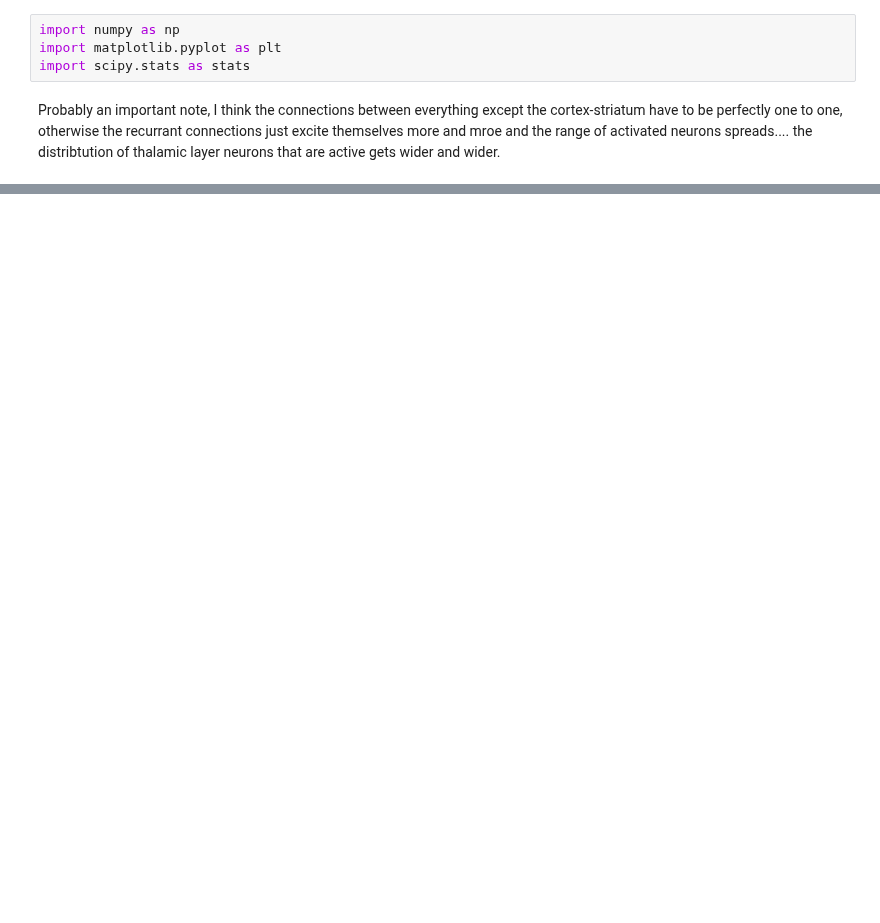
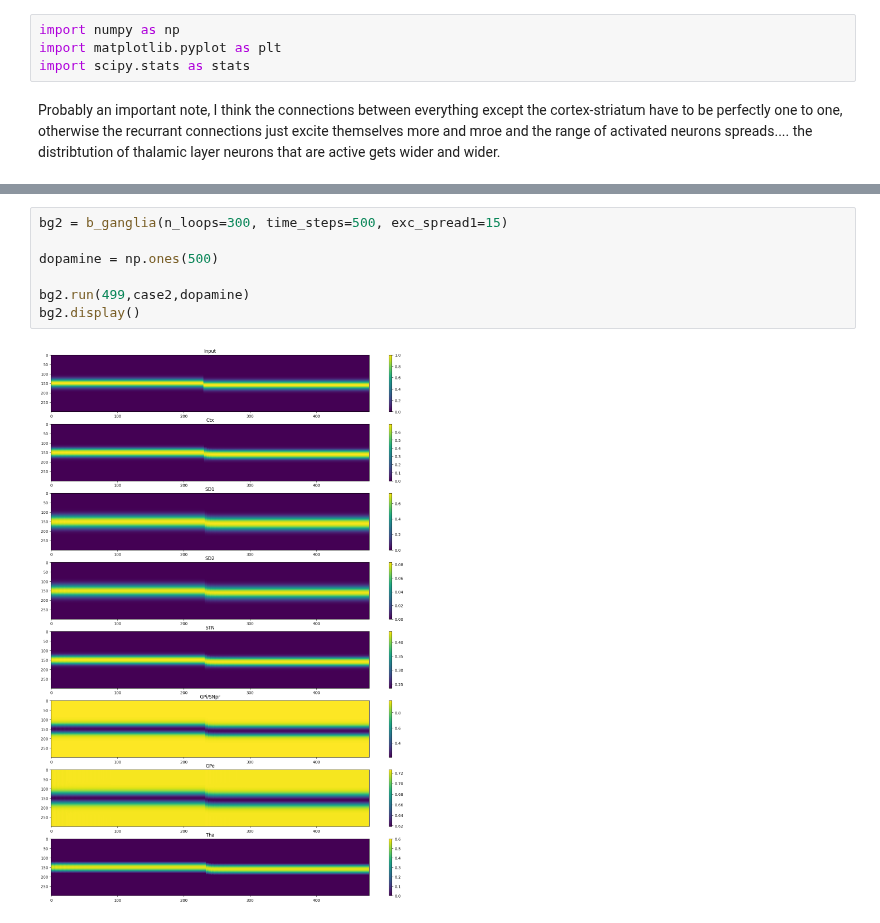
Before and after one commit to joncannon/Thesis, a Jupyter notebook: bg_attractor.ipynb, the cells around one changed output, grey strips where cells are left out. Drawn from its saved outputs; the diff is of its cells as text; blank space fills up the shorter version.

```diff
--- a/bg_attractor.ipynb
+++ b/bg_attractor.ipynb
@@ -207,0 +233,9 @@ bg.display()
+# %%
+bg2 = b_ganglia(n_loops=300, time_steps=500, exc_spread1=15)
+
+dopamine = np.ones(500)
+
+bg2.run(499,case2,dopamine)
+bg2.display()
+# %% [output]
+[figure, added]
```
Also changed, not shown: parts of 5 cells of this notebook.
